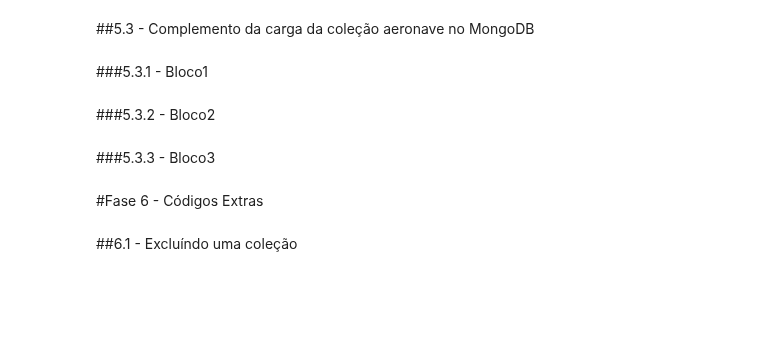
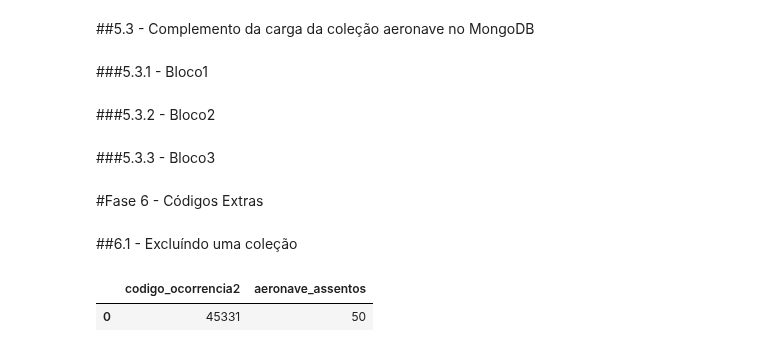
Before and after one commit to flaviohnm/projeto_bancodedados, a Jupyter notebook: aeronaves.ipynb, the cells around one changed output. Drawn from its saved outputs; the diff is of its cells as text; code cells hidden in the pictures; blank space fills up the shorter version.

Commit message:
ETL do (arquivo aeronaves.csv) para carregamento no MongoDB Atlas

```diff
--- a/aeronaves.ipynb
+++ b/aeronaves.ipynb
@@ -312,6 +312,9 @@ voo_destino.replace(['***','**','####','###!','****','*****','NULL'], pd.NA, inp
 fase_operacao.replace(['***','**','####','###!','****','*****','NULL'], pd.NA, inplace=True)
 tipo_operacao.replace(['***','**','####','###!','****','*****','NULL'], pd.NA, inplace=True)
 nivel_dano.replace(['***','**','####','###!','****','*****','NULL'], pd.NA, inplace=True)
+# %%
+#tratamento para remover linhas que estão com vazio para NA
+assentos.replace("",pd.NA,inplace=True)
 # %%
 #excluir as linhas com valores NA
 matricula.dropna(inplace=True)
@@ -334,4 +337,9 @@ nivel_dano.dropna(inplace=True)
 # %% [markdown]
 ###3.3.4 - Conversão de tipo Float para Int
 # %%
-#assentos = assentos.astype({"aeronave_assentos":"int"})
+#dataframe assentos
+assentos['aeronave_assentos'] = assentos['aeronave_assentos'].astype(int)
+assentos['aeronave_assentos'] = assentos['aeronave_assentos'].apply(int)
+# %%
+#tratamento para remover linhas que estão com vazio para NA
+assentos.replace("",pd.NA,inplace=True)
@@ -502,3 +522,8 @@ for index, i in nivel_dano.iterrows():
 #estrutura para excluir a coleção
 collection = db['aeronaves']
 #collection.drop()
+# %%
+assentos[assentos["codigo_ocorrencia2"]==45331]
+# %% [output]
+|  | codigo_ocorrencia2 | aeronave_assentos |
+| 0 | 45331 | 50 |
```
Also changed, not shown: parts of 9 cells of this notebook.
